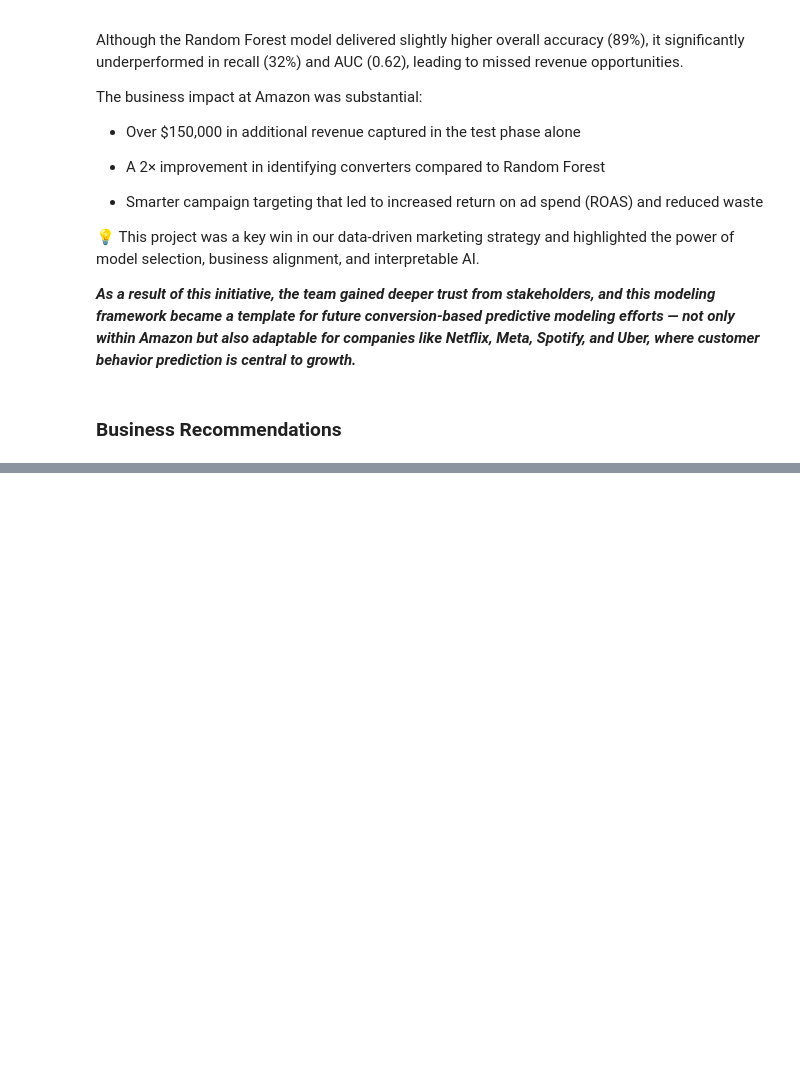
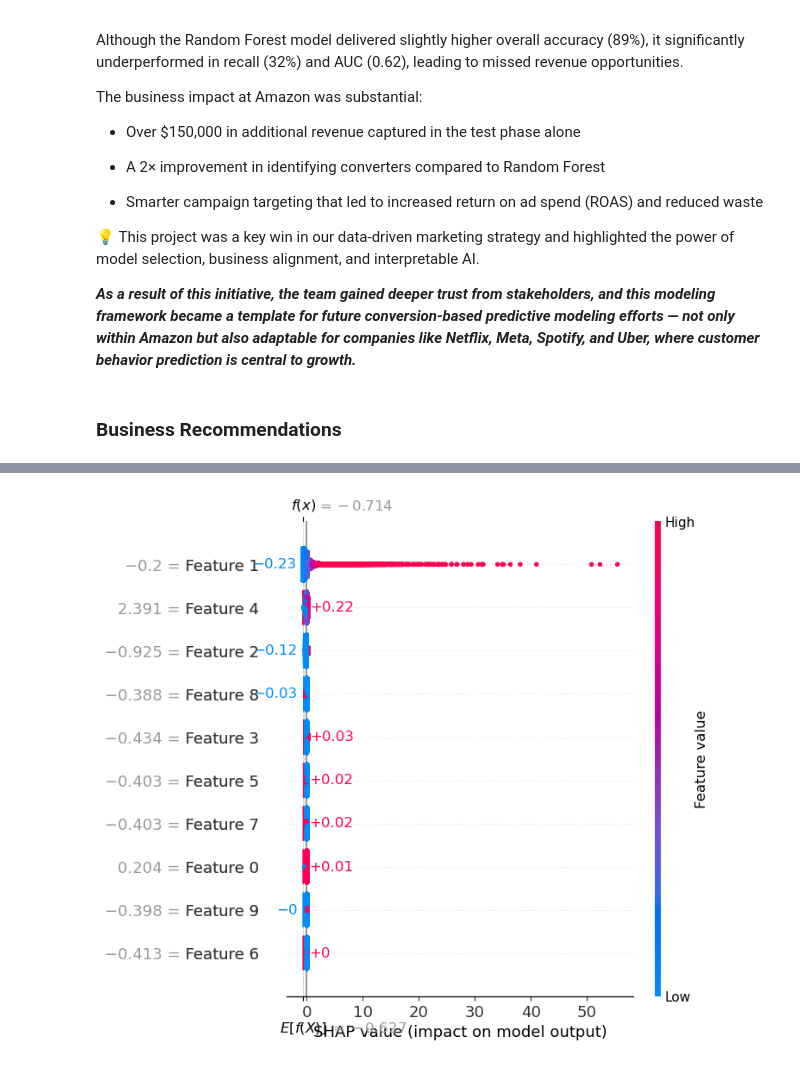
Before and after one commit to SweetySeelam2/Marketing_Strategy_AB_Testing, a Jupyter notebook: Marketing_AB_Testing.ipynb, the cells around one changed output, grey strips where cells are left out. Drawn from its saved outputs; the diff is of its cells as text; code cells hidden in the pictures; blank space fills up the shorter version.

```diff
--- a/Marketing_AB_Testing.ipynb
+++ b/Marketing_AB_Testing.ipynb
@@ -486,0 +562,12 @@ The business impact at Amazon was substantial:
+# %%
+import matplotlib.pyplot as plt
+
+plt.figure()
+shap.summary_plot(shap_values, features=X_test_scaled, feature_names=X_test.columns, show=False)
+plt.savefig(r"C:\Users\sweet\Desktop\DataScience\Github projects\Deployment files\PowerBI-AB_Testing+ConversionML\shap_summary_plot.png", bbox_inches='tight')
+
+# Save waterfall for first sample
+shap.plots.waterfall(shap_values[0], show=False)
+plt.savefig(r"C:\Users\sweet\Desktop\DataScience\Github projects\Deployment files\PowerBI-AB_Testing+ConversionML\shap_waterfall_plot_0.png", bbox_inches='tight')
+# %% [output]
+[figure, added]
```
Also changed, not shown: parts of 17 cells of this notebook.
